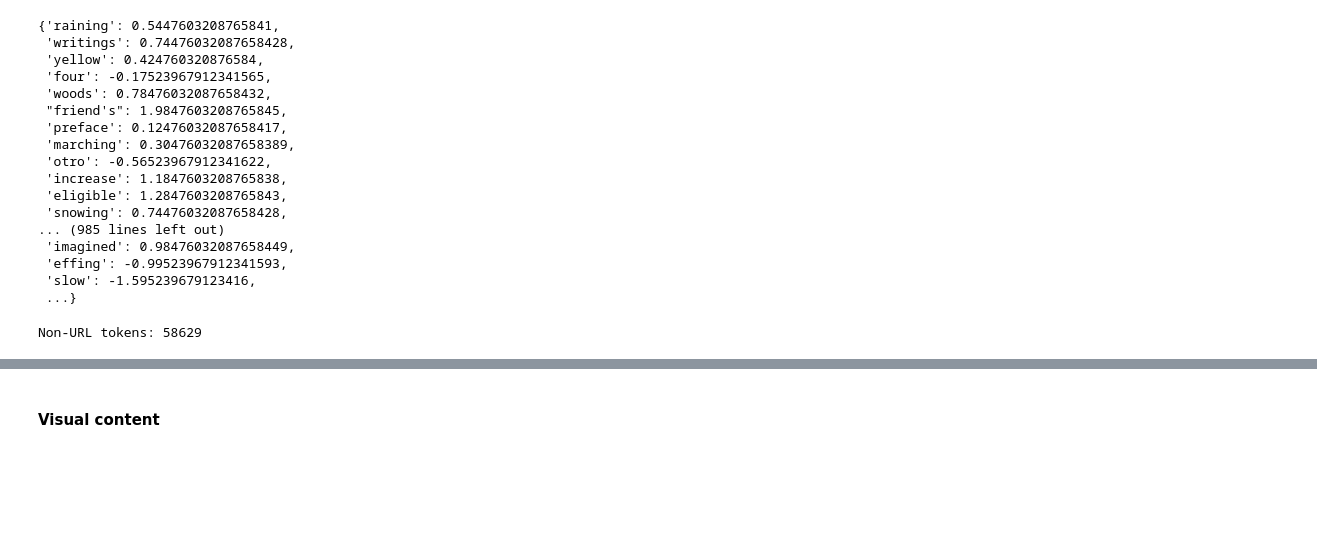
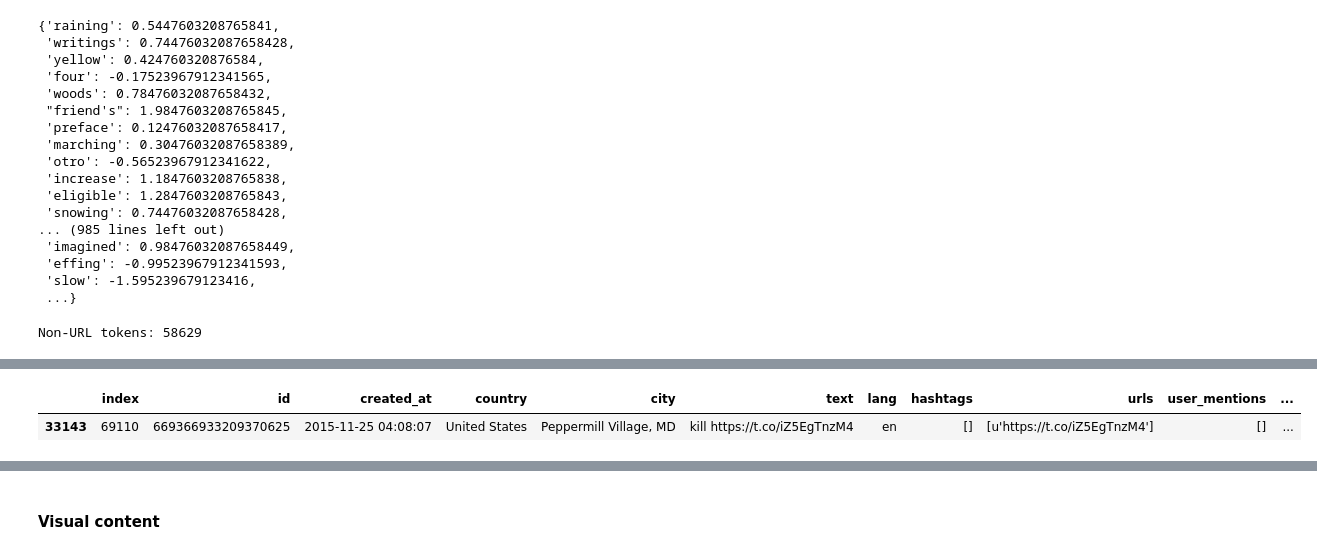
Before and after one commit to belindazeng/goingviral, a Jupyter notebook: goingviral.ipynb, the cells around one changed output, grey strips where cells are left out. Saved outputs shown, nothing was run; the diff lists cells and outputs as text; code cells hidden in the pictures; blank space fills up the shorter version.

```diff
--- a/goingviral.ipynb
+++ b/goingviral.ipynb
@@ -810,0 +830,5 @@ fdist.plot()
+# %%
+dftouse.loc[dftouse.sentimentnoneutrals==dftouse.sentimentnoneutrals.min()]
+# %% [output]
+|  | index | id | created_at | country | city | text | lang | hashtags | urls | user_mentions | ... |
+| 33143 | 69110 | 669366933209370625 | 2015-11-25 04:08:07 | United States | Peppermill Village, MD | kill https://t.co/iZ5EgTnzM4 | en | [] | [u'https://t.co/iZ5EgTnzM4'] | [] | ... |
```
Also changed, not shown: parts of 6 cells of this notebook.
